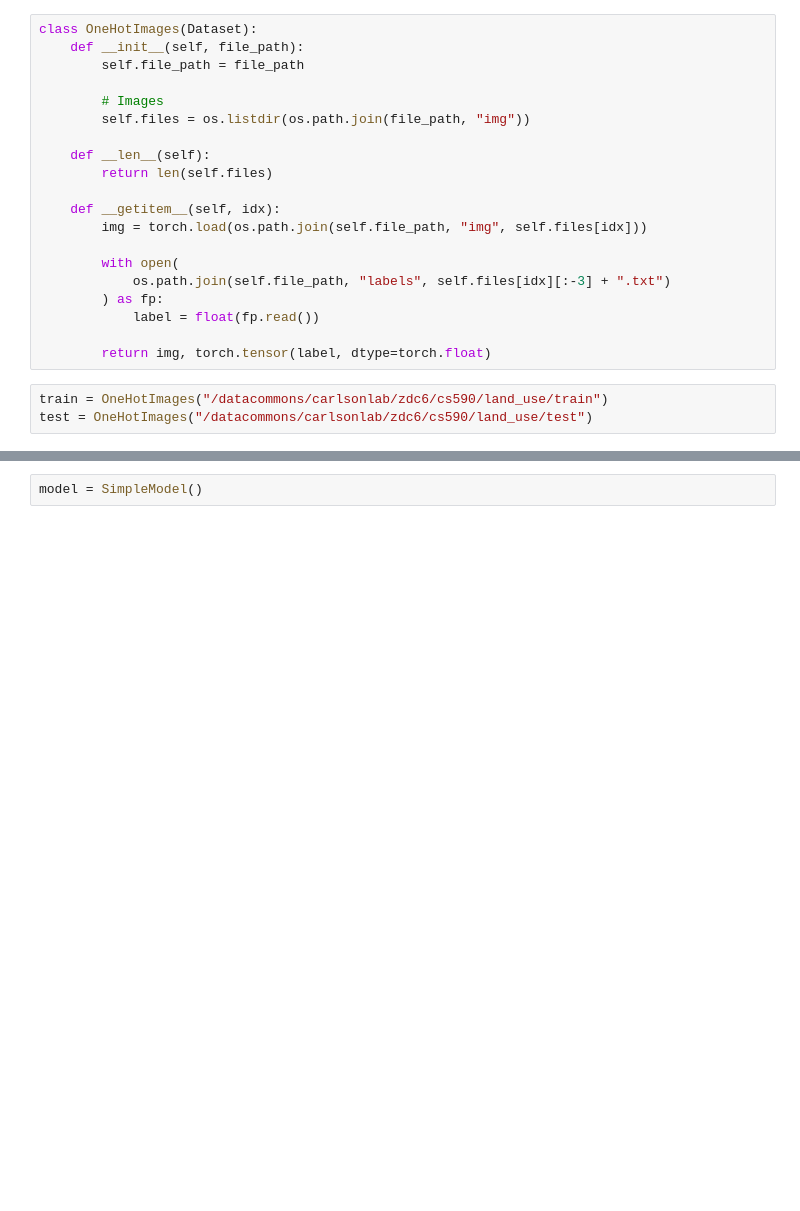
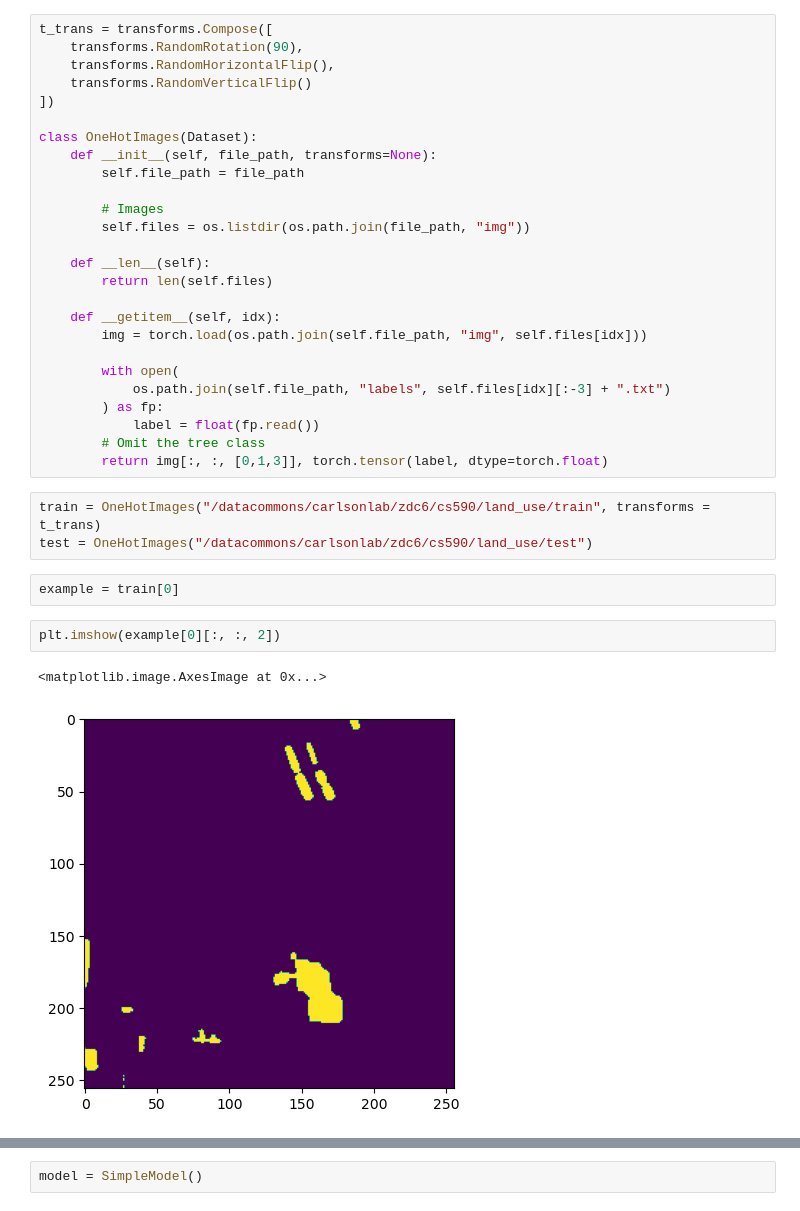
Before and after one commit to zcalhoun/lute, a Jupyter notebook: notebooks/initial_model.ipynb, the cells around one changed output, grey strips where cells are left out. Drawn from its saved outputs; the diff is of its cells as text; blank space fills up the shorter version.

```diff
--- a/notebooks/initial_model.ipynb
+++ b/notebooks/initial_model.ipynb
@@ -10,7 +15,13 @@ from torch.nn import functional as F
 from torch import nn, optim
 # %%
+t_trans = transforms.Compose([
+    transforms.RandomRotation(90),
+    transforms.RandomHorizontalFlip(),
+    transforms.RandomVerticalFlip()
+])
+
 class OneHotImages(Dataset):
-    def __init__(self, file_path):
+    def __init__(self, file_path, transforms=None):
         self.file_path = file_path
 
         # Images
@@ -26,11 +37,18 @@ class OneHotImages(Dataset):
             os.path.join(self.file_path, "labels", self.files[idx][:-3] + ".txt")
         ) as fp:
             label = float(fp.read())
-
-        return img, torch.tensor(label, dtype=torch.float)
+        # Omit the tree class
+        return img[:, :, [0,1,3]], torch.tensor(label, dtype=torch.float)
 # %%
-train = OneHotImages("/datacommons/carlsonlab/zdc6/cs590/land_use/train")
+train = OneHotImages("/datacommons/carlsonlab/zdc6/cs590/land_use/train", transforms = t_trans)
 test = OneHotImages("/datacommons/carlsonlab/zdc6/cs590/land_use/test")
+# %%
+example = train[0]
+# %%
+plt.imshow(example[0][:, :, 2])
+# %% [output]
+<matplotlib.image.AxesImage at 0x...>
+[figure, added]
 # %%
 class SimpleModel(nn.Module):
     def __init__(self):
```
Also changed, not shown: parts of 22 cells of this notebook, 1 other file.
